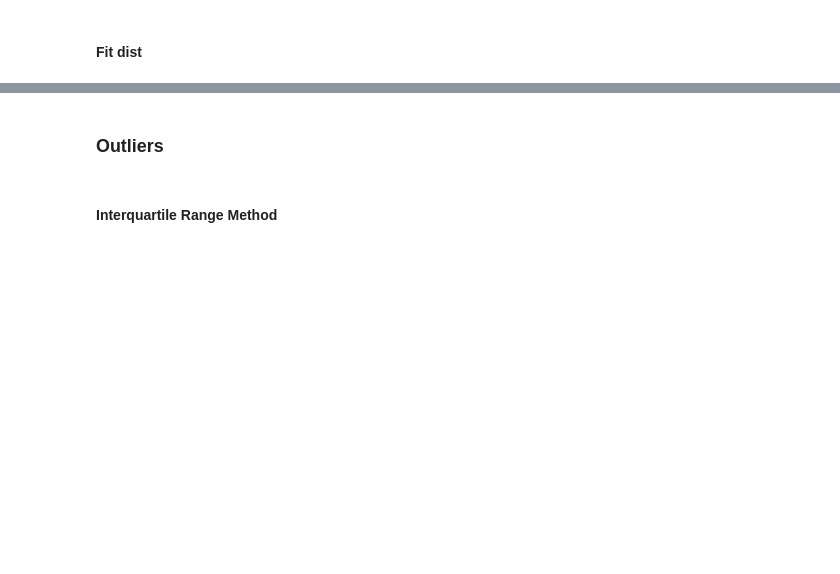
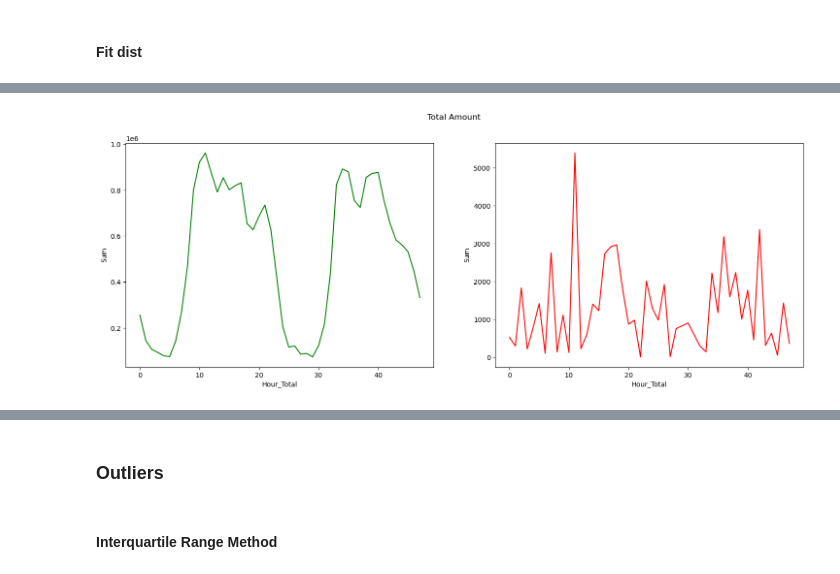
Before and after one commit to leobt23/Applications_DSE, a Jupyter notebook: code/data_exploration.ipynb, the cells around one changed output, grey strips where cells are left out. Drawn from its saved outputs; the diff is of its cells as text; code cells hidden in the pictures; blank space fills up the shorter version.

```diff
--- a/code/data_exploration.ipynb
+++ b/code/data_exploration.ipynb
@@ -465,0 +499,12 @@ for feature in df_modified.columns:
+# %%
+import warnings
+
+# Ignore FutureWarnings
+warnings.simplefilter(action='ignore', category=FutureWarning)
+
+df_modified['Hour_Total'] = df_modified['Time'].apply(lambda x: np.floor(x / 3600))
+# %%
+tmp = df_modified.groupby(['Hour_Total', 'Class'])['Amount'].aggregate(['min', 'max', 'count', 'sum', 'mean', 'median', 'var']).reset_index()
+df_tmp = pd.DataFrame(tmp)
+df_tmp.columns = ['Hour_Total', 'Class', 'Min', 'Max', 'Transactions', 'Sum', 'Mean', 'Median', 'Var']
+df_tmp.head()
@@ -465,0 +518,10 @@ for feature in df_modified.columns:
+# %%
+fig, (ax1, ax2) = plt.subplots(ncols=2, figsize=(18,6))
+s = sns.lineplot(ax = ax1, x="Hour_Total", y="Sum", data=df_tmp.loc[df_tmp.Class==0], color="green")
+s = sns.lineplot(ax = ax2, x="Hour_Total", y="Sum", data=df_tmp.loc[df_tmp.Class==1], color="red")
+plt.suptitle("Total Amount")
+plt.show()
+
+# Intercept the data
+# %% [output]
+[figure, added]
```
Also changed, not shown: parts of 39 cells of this notebook, 1 other file.
